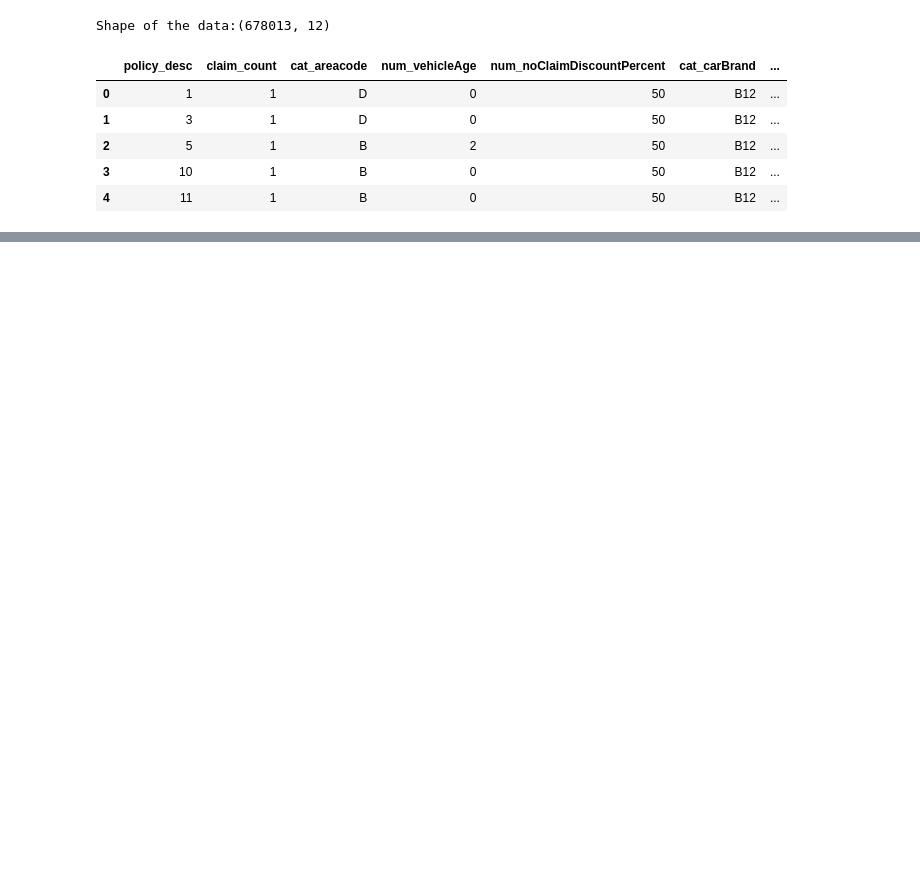
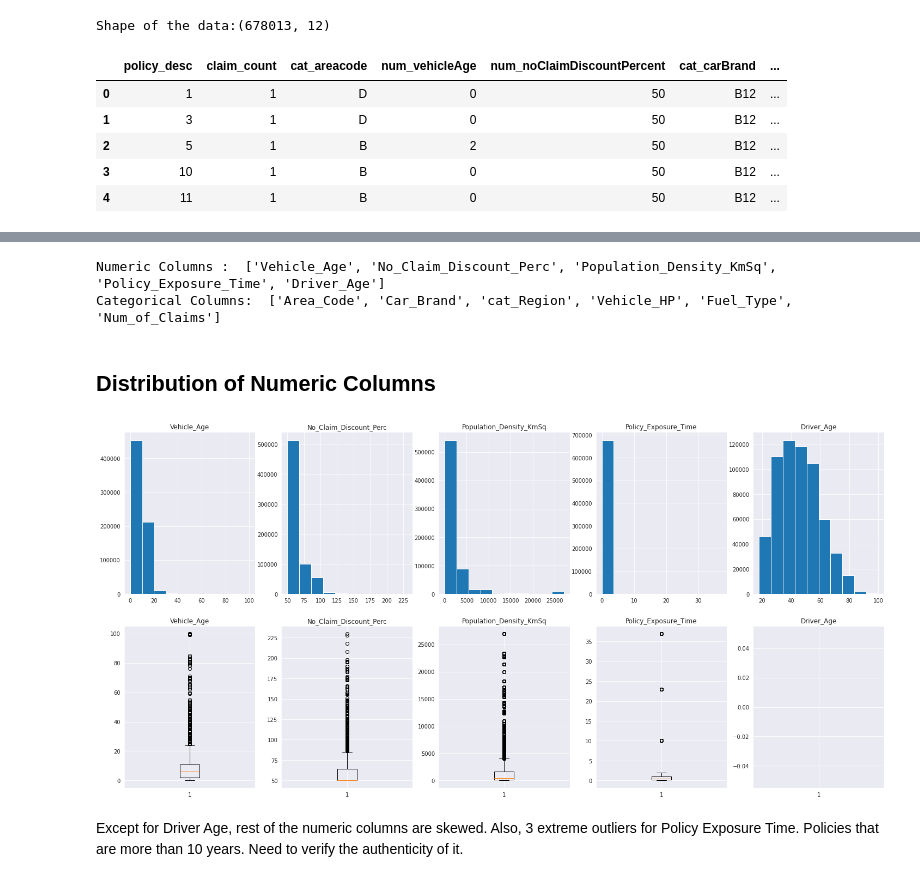
Before and after one commit to SaiPavanKumarB/Liberty-Insurance-Case-Study, a Jupyter notebook: Liberty_Insurance_Case_Study.ipynb, the cells around one changed output, grey strips where cells are left out. Saved outputs shown, nothing was run; the diff lists cells and outputs as text; code cells hidden in the pictures; blank space fills up the shorter version.

```diff
--- a/Liberty_Insurance_Case_Study.ipynb
+++ b/Liberty_Insurance_Case_Study.ipynb
@@ -61,0 +241,2 @@ Fuel Type has 13 missing values & Driver age has 9 missing values.
+# %%
+Data_copy_df['num_driverAge'] = Data_copy_df['num_driverAge'].apply(fun_fix_DriverAge)
@@ -61,0 +262,4 @@ Fuel Type has 13 missing values & Driver age has 9 missing values.
+# %%
+Data_copy_df['ord_vehicleHP'] = Data_copy_df['ord_vehicleHP'].astype('object')
+Data_copy_df['num_exposure'] = Data_copy_df['num_exposure'].astype('float64')
+Data_copy_df['num_driverAge'] = Data_copy_df['num_driverAge'].astype('float64')
@@ -61,0 +268,6 @@ Fuel Type has 13 missing values & Driver age has 9 missing values.
+# %%
+Col_names = {'num_vehicleAge':'Vehicle_Age','num_noClaimDiscountPercent':'No_Claim_Discount_Perc','num_populationDensitykmsq':'Population_Density_KmSq',
+             'cat_areacode':'Area_Code','cat_carBrand':'Car_Brand','ord_vehicleHP':'Vehicle_HP','num_exposure':'Policy_Exposure_Time',
+             'cat_fuelType':'Fuel_Type','num_driverAge':'Driver_Age'}
+Data_copy_df.rename(Col_names,axis=1,inplace=True)
+Data_copy_df.head()
@@ -61,0 +281,33 @@ Fuel Type has 13 missing values & Driver age has 9 missing values.
+# %%
+Num_cols = []
+Cat_Cols = []
+for i in Data_copy_df.columns:
+  if (Data_copy_df[i].dtype!='O'):
+    Num_cols.append(i)
+  elif (Data_copy_df[i].dtype=='O'):
+    Cat_Cols.append(i)
+  else :
+    print("Data Type for column {} undefined".format(i))
+
+Num_cols.remove('policy_desc')
+Num_cols.remove('claim_count')
+print("Numeric Columns : ",Num_cols)
+print("Categorical Columns: ",Cat_Cols)
+# %% [output]
+Numeric Columns :  ['Vehicle_Age', 'No_Claim_Discount_Perc', 'Population_Density_KmSq', 'Policy_Exposure_Time', 'Driver_Age']
+Categorical Columns:  ['Area_Code', 'Car_Brand', 'cat_Region', 'Vehicle_HP', 'Fuel_Type', 'Num_of_Claims']
+# %% [markdown]
+## Distribution of Numeric Columns
+# %%
+fig, ax = plt.subplots(nrows=2,ncols=len(Num_cols),figsize=(25,12))
+
+for i,col_name in enumerate(Num_cols):
+  ax[0,i].hist(Data_copy_df[col_name])
+  ax[0,i].title.set_text(col_name)
+  ax[1,i].boxplot(Data_copy_df[col_name])
+  ax[1,i].title.set_text(col_name)
+# %% [output]
+[figure, added]
+# %% [markdown]
+Except for Driver Age, rest of the numeric columns are skewed.
+Also, 3 extreme outliers for Policy Exposure Time. Policies that are more than 10 years. Need to verify the authenticity of it.
```
Also changed, not shown: parts of 34 cells of this notebook.
